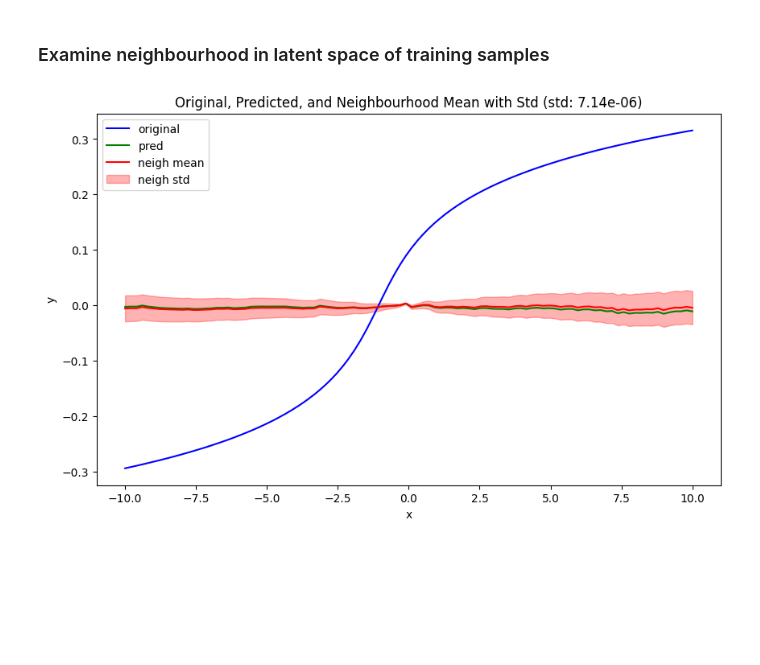
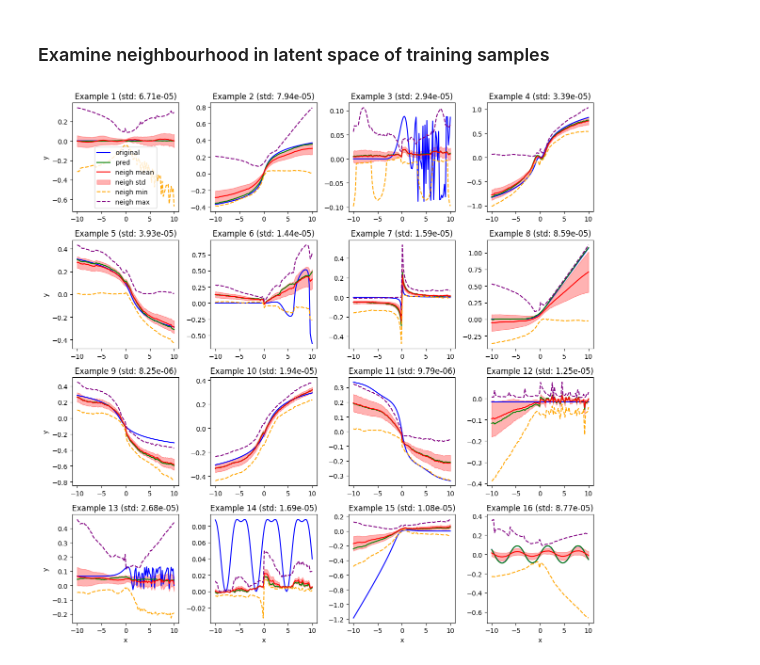
Before and after one commit to LuisCarretero/similar-expressions, a Jupyter notebook: src/downstream/latent_analysis.ipynb, the cells around one changed output. Saved outputs shown, nothing was run; the diff lists cells and outputs as text; code cells hidden in the pictures; blank space fills up the shorter version.

```diff
--- a/src/downstream/latent_analysis.ipynb
+++ b/src/downstream/latent_analysis.ipynb
@@ -115,40 +116,53 @@ plt.show()
 # %% [markdown]
 ### Examine neighbourhood in latent space of training samples
 # %%
-torch.manual_seed(41)
+i = 0
+N = 16
+data_loader = test_loader
 
-i = 100
-x = data2input(data_syntax[i, ...])
-# x = all_x[i, ...].unsqueeze(0)
-
+# Encode into latent space
+x = data_loader.dataset.dataset[data_loader.dataset.indices][0][i:i+N, ...]
+val_transformed = data_loader.dataset.dataset[data_loader.dataset.indices][3][i:i+N, ...]
 mu, sigma = vae_model.encoder(x)
-logits = vae_model.decoder(mu, max_length=15)
 values = vae_model.value_decoder(mu)
 
+# Sample from neighbourhood in latent space
 samples = []
 for _ in range(1000):  # Number of samples
-    z = vae_model.sample(mu, sigma*1e3)  # Sample from neighbourhood in latent space
+    z = vae_model.sample(mu, sigma*1e2)  # Sample from neighbourhood in latent space
     values_neigh = vae_model.value_decoder(z)
     samples.append(values_neigh.squeeze().detach().numpy())
-samples = np.array(samples)
-mean_samples = np.mean(samples, axis=0)
-std_samples = np.std(samples, axis=0)
+samples = np.array(samples).transpose(1, 0, 2)
+mean_samples = np.mean(samples, axis=1)
+std_samples = np.std(samples, axis=1)
+min_samples = np.min(samples, axis=1)
+max_samples = np.max(samples, axis=1)
 
-plt.figure(figsize=(10, 6))
-plt.plot(val_x.squeeze(), val_transformed[i, :].squeeze(), label='original', color='blue')
-plt.plot(val_x.squeeze(), values.squeeze().detach().numpy(), label='pred', color='green')
-plt.plot(val_x.squeeze(), mean_samples, label='neigh mean', color='red')
-plt.fill_between(val_x.squeeze(), mean_samples - std_samples, mean_samples + std_samples,
-                 alpha=0.3, color='red', label='neigh std')
-plt.legend()
-plt.xlabel('x')
-plt.ylabel('y')
-plt.title(f'Original, Predicted, and Neighbourhood Mean with Std (std: {sigma.norm().item():.2e})')
-plt.savefig('latent_analysis.pdf')
+# Plot
+fig, axes = plt.subplots(4, 4, figsize=(12, 12))
+axes = axes.flatten()
+for idx in range(N):
+    ax = axes[idx]
+    ax.plot(val_x.squeeze(), val_transformed[i+idx, :].squeeze(), label='original', color='blue')
+    ax.plot(val_x.squeeze(), values[idx].squeeze().detach().numpy(), label='pred', color='green')
+    ax.plot(val_x.squeeze(), mean_samples[idx], label='neigh mean', color='red')
+    ax.fill_between(val_x.squeeze(),
+                    mean_samples[idx] - std_samples[idx],
+                    mean_samples[idx] + std_samples[idx],
+                    alpha=0.3, color='red', label='neigh std')
+    ax.plot(val_x.squeeze(), min_samples[idx], label='neigh min', color='orange', linestyle='--')
+    ax.plot(val_x.squeeze(), max_samples[idx], label='neigh max', color='purple', linestyle='--')
+
+    if idx % 4 == 0:  # Only add y-label to the leftmost subplots
+        ax.set_ylabel('y')
+    if idx >= 12:  # Only add x-label to the bottom subplots
+        ax.set_xlabel('x')
+    ax.set_title(f'Example {idx+1} (std: {sigma[idx].norm().item():.2e})')
+
+    if idx == 0:  # Only add legend to the first subplot
+        ax.legend()
+
+plt.tight_layout()
 plt.show()
-
-# plot_onehot(x.squeeze(0).T.detach().numpy(), syntax_cats, figsize=(5, 4))
-# plot_onehot(logits.squeeze(0).detach().numpy(), syntax_cats, apply_softmax=True, figsize=(5, 4))
-# plot_onehot(logits.squeeze(0).detach().numpy(), syntax_cats, apply_softmax=True, figsize=(5, 4))
 # %% [output]
-[figure, old version]
+[figure, new version]
```
Also changed, not shown: parts of 8 cells of this notebook, 8 other files.
